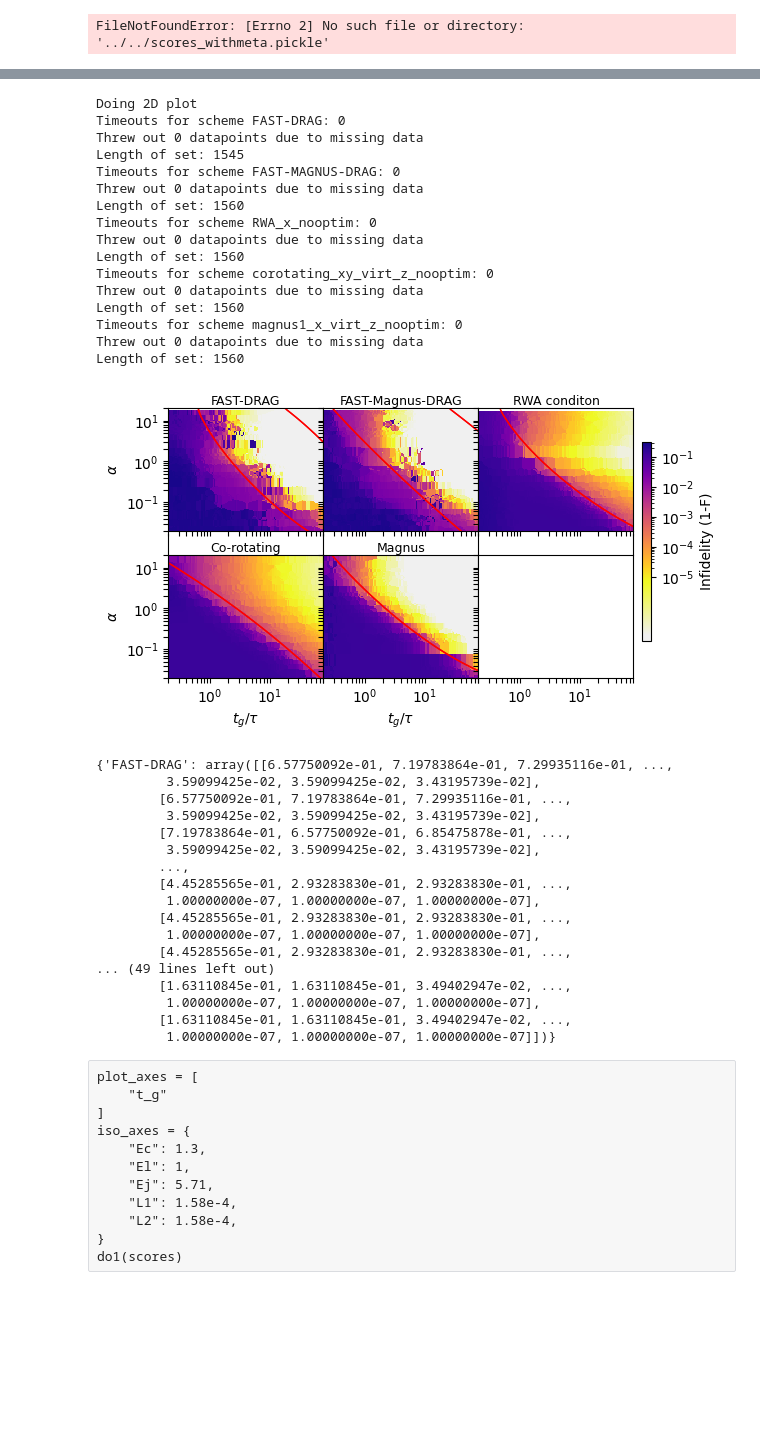
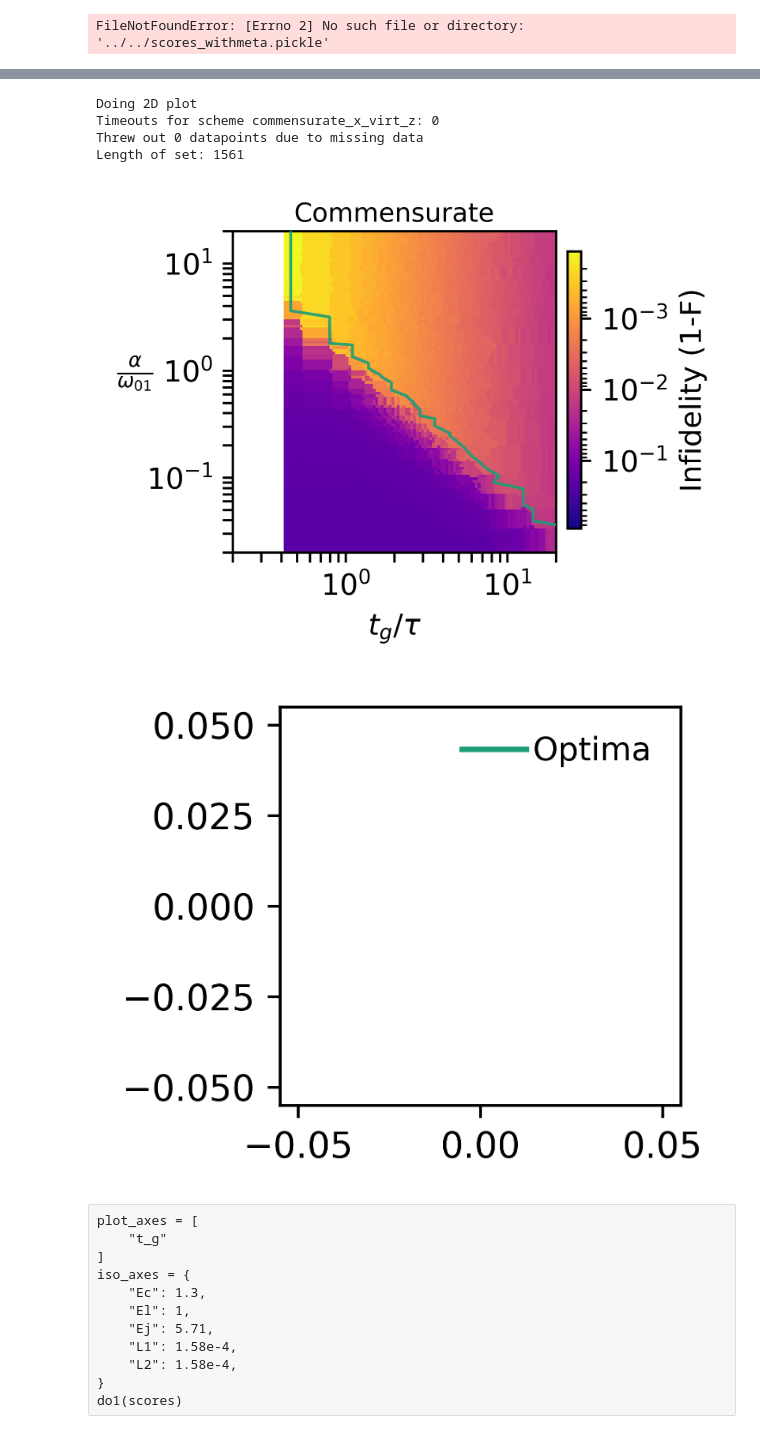
Before and after one commit to t-clausen/qdev_fastgates, a Jupyter notebook: bachelor/Condition evaluation Larmor/main_plot_infidelity.ipynb, the cells around one changed output, grey strips where cells are left out. Cells and saved outputs as stored; diff of their text form; code cells hidden in the pictures; blank space fills up the shorter version.

```diff
--- a/bachelor/Condition evaluation Larmor/main_plot_infidelity.ipynb
+++ b/bachelor/Condition evaluation Larmor/main_plot_infidelity.ipynb
@@ -600,55 +848,52 @@ def do2(score_dict,force_res=None,clear_buffer=False, do_scatter=True):
 # %%
 #with open("../../scores_withmetavarcap_alpha20_itt8_N=3_doubleB_varalpha.pickle", "rb") as f:
 
-with open("../../scores_withmeta.pickle", "rb") as f:
-    scores_alpha = pickle.load(f)
+with open("../../scores_withmeta_nexttofinal_nocommround.pickle", "rb") as f:
+    scores_alpha_1 = pickle.load(f)
+with open("../../scores_withmeta_finalMultiDecay.pickle", "rb") as f:
+    scores_alpha_2 = pickle.load(f)
+scores_alpha = copy(scores_alpha_2)
+for k in scores_alpha_1:
+    if "comm" not in k:
+        for item in scores_alpha_1[k]:
+            scores_alpha[k].append(item)
+"""with open("../../scores_withmeta.pickle", "rb") as f:
+    scores_alpha = pickle.load(f)"""
 plot_axes = [
     "Lambdas",
     "alpha_actual"
 ]
 iso_axes = {
     "El": 1,
     "L1": 1.58e-4,
     "L2": 1.58e-4,
 }
 #sort entries in scores_alpha alphabetically by key
 scores_alpha = {k: scores_alpha[k] for k in sorted(scores_alpha.keys())}
+#scores_alpha = {k: scores_alpha[k] for k in scores_alpha if "RWA" in k}
+old = scores_alpha.copy()
+scores_alpha = {k: old[k] for k in old if "comm" in k}
+for k in old:
+    if "comm" in k: continue
+    scores_alpha[k] = old[k]
 do2(scores_alpha,clear_buffer=False,do_scatter=False)
+plt.show()
+colors = {
+        "1": "#d95f02",
+        "2": "#7570b3",
+        "3": "#1b9e77"
+    }
+fig, ax = plt.subplots(1, 1, figsize=(2, 2), dpi=600)
+plt.plot([],[],label="Optima",color=colors["3"])
+plt.legend(loc='upper right', fontsize=9, frameon=False, ncol=1, handletextpad=0.2)
+plt.show()
 # %% [output]
 Doing 2D plot
-Timeouts for scheme FAST-DRAG: 0
+Timeouts for scheme commensurate_x_virt_z: 0
 Threw out 0 datapoints due to missing data
-Length of set: 1545
-Timeouts for scheme FAST-MAGNUS-DRAG: 0
-Threw out 0 datapoints due to missing data
-Length of set: 1560
-Timeouts for scheme RWA_x_nooptim: 0
-Threw out 0 datapoints due to missing data
-Length of set: 1560
-Timeouts for scheme corotating_xy_virt_z_nooptim: 0
-Threw out 0 datapoints due to missing data
-Length of set: 1560
-Timeouts for scheme magnus1_x_virt_z_nooptim: 0
-Threw out 0 datapoints due to missing data
-Length of set: 1560
+Length of set: 1561
-[figure, old version]
+[figure, new version]
-{'FAST-DRAG': array([[6.57750092e-01, 7.19783864e-01, 7.29935116e-01, ...,
-         3.59099425e-02, 3.59099425e-02, 3.43195739e-02],
-        [6.57750092e-01, 7.19783864e-01, 7.29935116e-01, ...,
-         3.59099425e-02, 3.59099425e-02, 3.43195739e-02],
-        [7.19783864e-01, 6.57750092e-01, 6.85475878e-01, ...,
-         3.59099425e-02, 3.59099425e-02, 3.43195739e-02],
-        ...,
-        [4.45285565e-01, 2.93283830e-01, 2.93283830e-01, ...,
-         1.00000000e-07, 1.00000000e-07, 1.00000000e-07],
-        [4.45285565e-01, 2.93283830e-01, 2.93283830e-01, ...,
-         1.00000000e-07, 1.00000000e-07, 1.00000000e-07],
-        [4.45285565e-01, 2.93283830e-01, 2.93283830e-01, ...,
-... (49 lines left out)
-        [1.63110845e-01, 1.63110845e-01, 3.49402947e-02, ...,
-         1.00000000e-07, 1.00000000e-07, 1.00000000e-07],
-        [1.63110845e-01, 1.63110845e-01, 3.49402947e-02, ...,
-         1.00000000e-07, 1.00000000e-07, 1.00000000e-07]])}
+[figure, added]
 # %%
 def do1(scores):
     if len(plot_axes) == 1:
```
Also changed, not shown: parts of 3 cells of this notebook, 11 other files.
